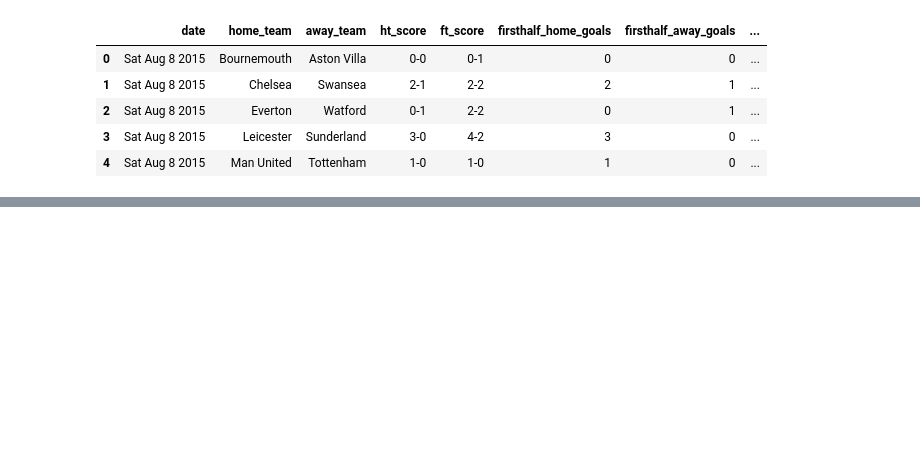
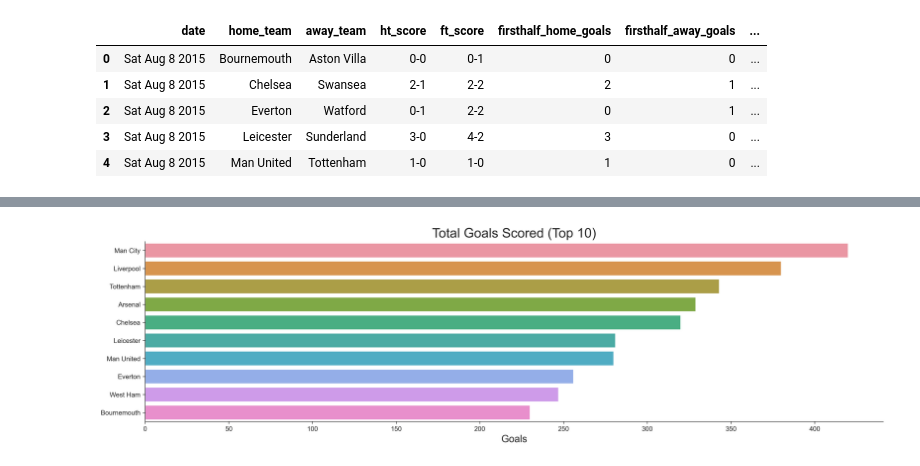
Before and after one commit to meehadjawwad/Premier-League-Analysis, a Jupyter notebook: jupyter_notebooks/analysis.ipynb, the cells around one changed output, grey strips where cells are left out. Cells and saved outputs as stored; diff of their text form; code cells hidden in the pictures; blank space fills up the shorter version.

```diff
--- a/jupyter_notebooks/analysis.ipynb
+++ b/jupyter_notebooks/analysis.ipynb
@@ -108,0 +61,10 @@ group_1
+# %%
+df_home_goals = pd.DataFrame({'home_goals' : df.groupby("home_team")['total_home_goals'].sum()}).reset_index()
+df_away_goals = pd.DataFrame({'away_goals' : df.groupby("away_team")['total_away_goals'].sum()}).reset_index()
+
+df_goals_scored = pd.concat([df_home_goals, df_away_goals], axis=1)
+df_goals_scored['goals'] = df_goals_scored['home_goals'] + df_goals_scored['away_goals']
+df_goals_scored = df_goals_scored.drop(columns=['away_team', 'home_goals', 'away_goals'])
+df_goals_scored = df_goals_scored.rename(columns={'home_team': 'team'})
+
+df_goals_scored
@@ -108,0 +89,4 @@ group_1
+# %%
+df_goals_scored_top_10 = df_goals_scored.sort_values(by='goals', ascending=False)
+df_goals_scored_top_10 = df_goals_scored_top_10[:10]
+df_goals_scored_top_10
@@ -108,0 +105,11 @@ group_1
+# %%
+plt.figure(figsize=(20, 5), dpi=300)
+sns.barplot(data=df_goals_scored_top_10,
+           x='goals',
+           y='team')
+plt.xlabel('Goals', fontsize=15)
+plt.ylabel('')
+plt.title('Total Goals Scored (Top 10)', fontsize=20)
+sns.despine(top=True);
+# %% [output]
+[figure, added]
```
Also changed, not shown: parts of 54 cells of this notebook.
